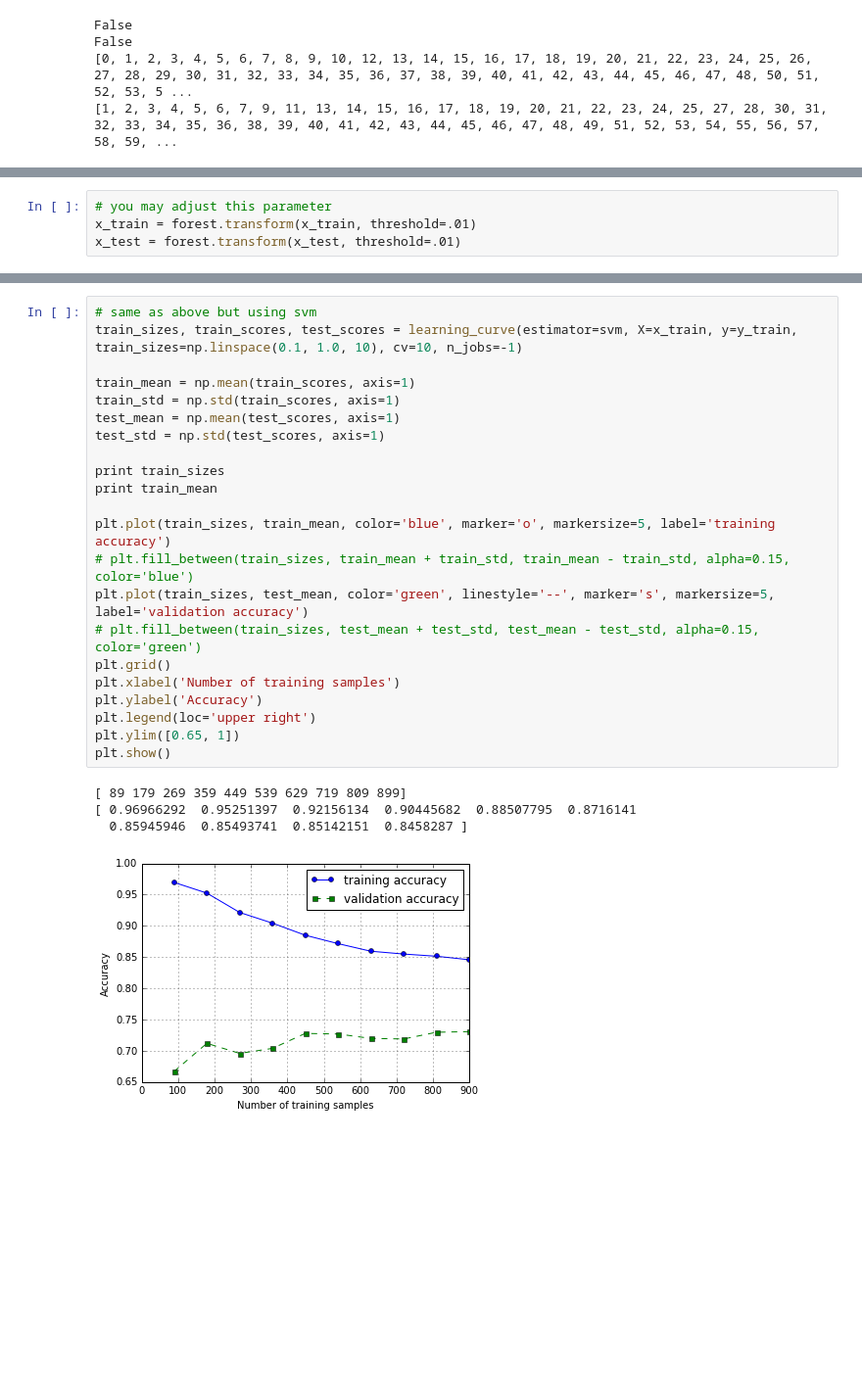
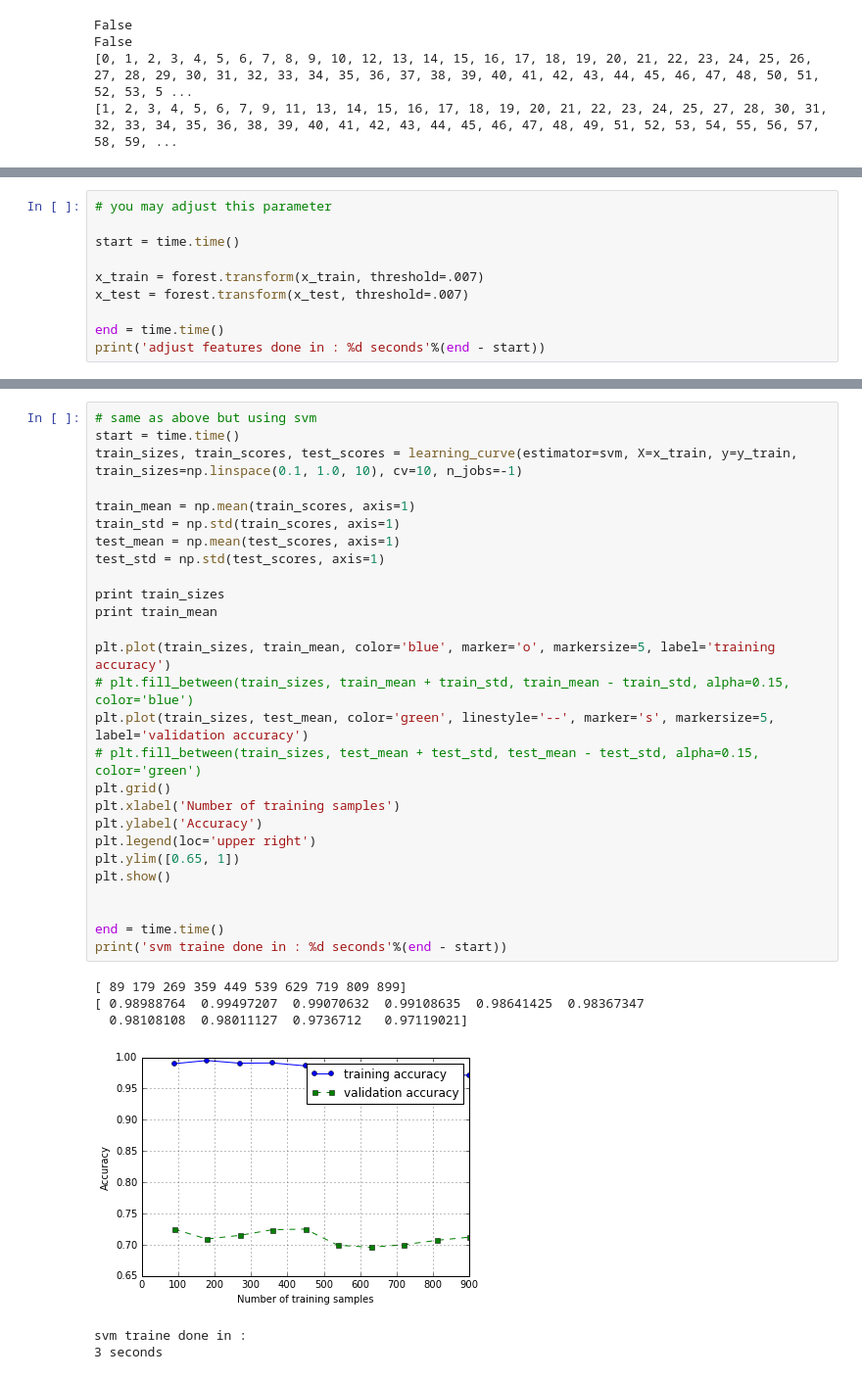
Before and after one commit to yusV/gadogoda, a Jupyter notebook: gadogoda.ipynb, the cells around one changed output, grey strips where cells are left out. Shown: that part at 98% size. Saved outputs shown, nothing was run; the diff lists cells and outputs as text; blank space fills up the shorter version.

```diff
--- a/gadogoda.ipynb
+++ b/gadogoda.ipynb
@@ -202,4 +223,10 @@ map(lambda x: "`%2d. %-*s %f" % (x + 1, 30, labels[indices[x]], importances[indi
 # %%
 # you may adjust this parameter
-x_train = forest.transform(x_train, threshold=.01)
-x_test = forest.transform(x_test, threshold=.01)
+
+start = time.time()
+
+x_train = forest.transform(x_train, threshold=.007)
+x_test = forest.transform(x_test, threshold=.007)
+
+end = time.time()
+print('adjust features done in : %d seconds'%(end - start))
@@ -237,29 +274,36 @@ plt.show()
 # %%
 # same as above but using svm
+start = time.time()
 train_sizes, train_scores, test_scores = learning_curve(estimator=svm, X=x_train, y=y_train, train_sizes=np.linspace(0.1, 1.0, 10), cv=10, n_jobs=-1)
 
 train_mean = np.mean(train_scores, axis=1)
 train_std = np.std(train_scores, axis=1)
 test_mean = np.mean(test_scores, axis=1)
 test_std = np.std(test_scores, axis=1)
 
 print train_sizes
 print train_mean
 
 plt.plot(train_sizes, train_mean, color='blue', marker='o', markersize=5, label='training accuracy')
 # plt.fill_between(train_sizes, train_mean + train_std, train_mean - train_std, alpha=0.15, color='blue')
 plt.plot(train_sizes, test_mean, color='green', linestyle='--', marker='s', markersize=5, label='validation accuracy')
 # plt.fill_between(train_sizes, test_mean + test_std, test_mean - test_std, alpha=0.15, color='green')
 plt.grid()
 plt.xlabel('Number of training samples')
 plt.ylabel('Accuracy')
 plt.legend(loc='upper right')
 plt.ylim([0.65, 1])
 plt.show()
+
+
+end = time.time()
+print('svm traine done in : %d seconds'%(end - start))
 # %% [output]
 [ 89 179 269 359 449 539 629 719 809 899]
-[ 0.96966292  0.95251397  0.92156134  0.90445682  0.88507795  0.8716141
-  0.85945946  0.85493741  0.85142151  0.8458287 ]
+[ 0.98988764  0.99497207  0.99070632  0.99108635  0.98641425  0.98367347
+  0.98108108  0.98011127  0.9736712   0.97119021]
-[figure, old version]
+[figure, new version]
+svm traine done in :
+3 seconds
 # %%
 # analyze parameter on svm
```
Also changed, not shown: parts of 15 cells of this notebook.
